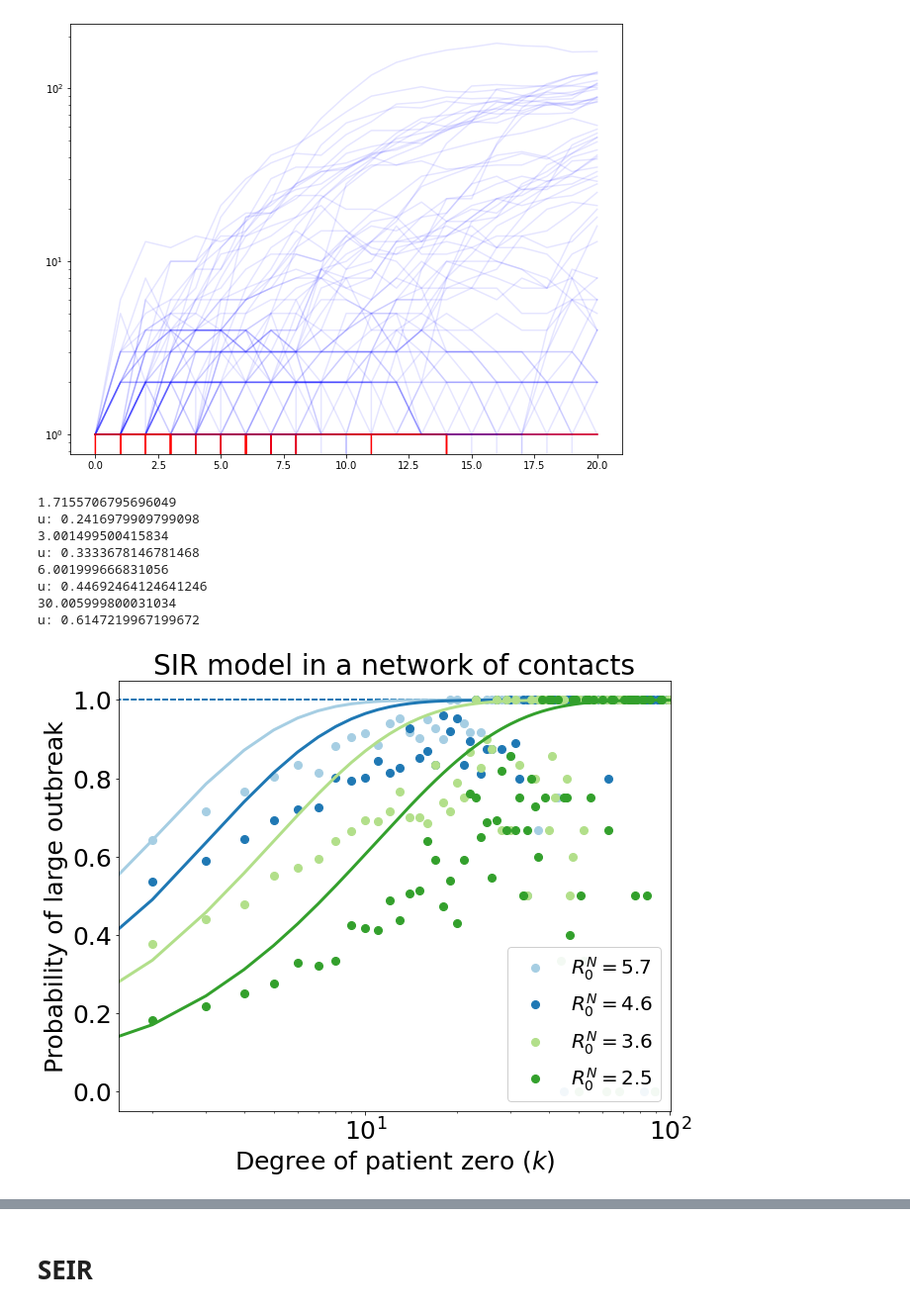
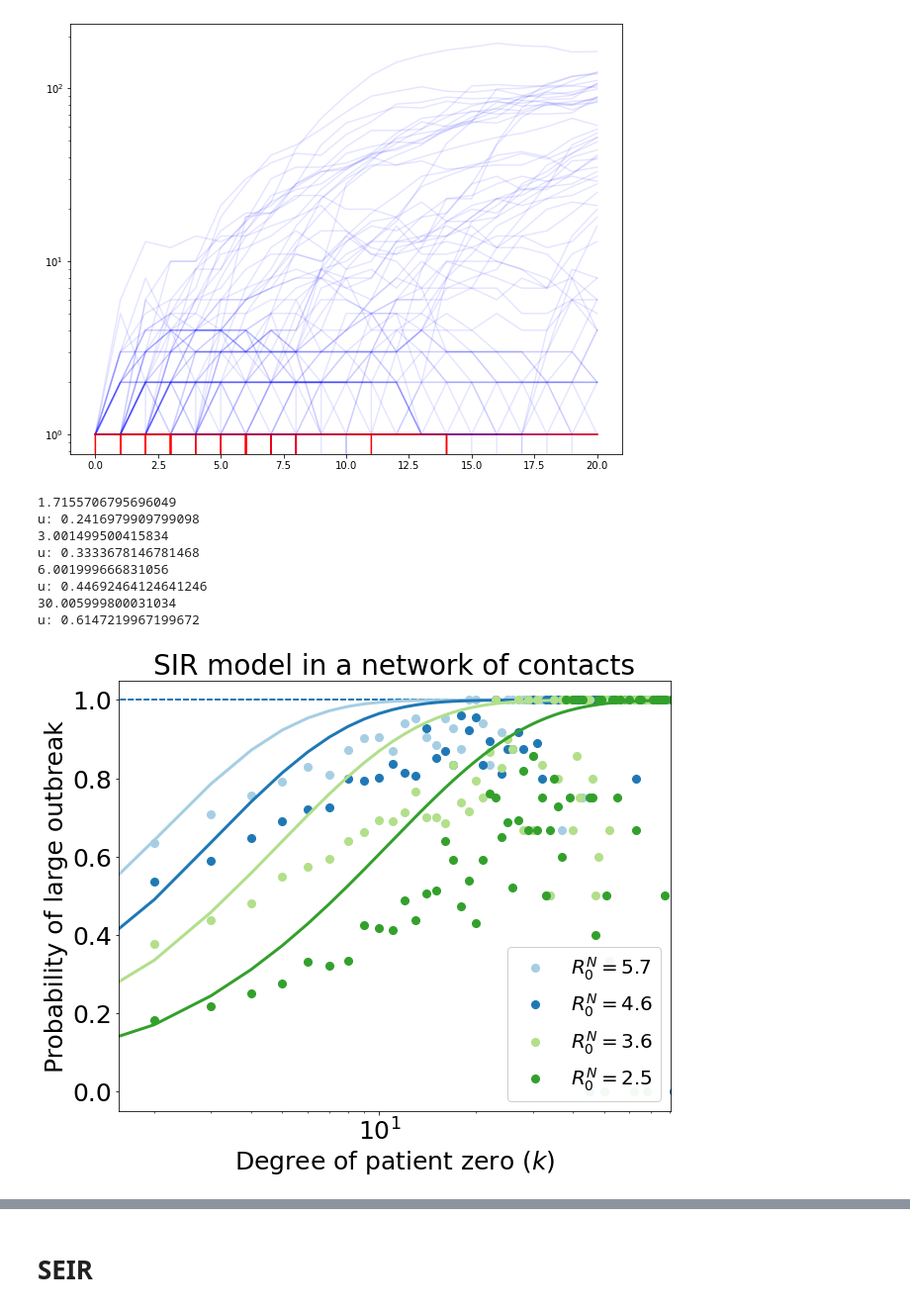
Before and after one commit to betoto008/Epidemiology_2020, a Jupyter notebook: Jupyter_Notebooks/2_Stochastic_Network.ipynb, the cells around one changed output, grey strips where cells are left out. Shown at 99% size. Cells and saved outputs as stored; diff of their text form; code cells hidden in the pictures.

```diff
--- a/Jupyter_Notebooks/2_Stochastic_Network.ipynb
+++ b/Jupyter_Notebooks/2_Stochastic_Network.ipynb
@@ -350,31 +326,0 @@ fig.savefig('../Figures/Stochastic/Networks/barabasi-albert/epi_prob_nmax_SEIR_n
-# %%
-R0s = np.linspace(1.02, 2.5, 500)
-ns = np.linspace(0, 20, 100)
-R0s_data = np.array([4.5, 3.0, 2.0, 1.2])
-betas = R0s_data*gamma
-R0s_data = np.sqrt(1-4*((sigma*gamma-sigma*betas)/(sigma+gamma)**2))
-ns_data = np.linspace(0, 19, 20)
-x, y = np.meshgrid(R0s, ns)
-z = 1-(1/(x)**2)**(y)
-fig, ax = plt.subplots(figsize = (10,8))
-cs = ax.contourf(x, y, z, levels = np.linspace(0,1,20), cmap = plt.cm.rainbow)
-cs2 = ax.contour(cs, levels=[0.5], colors='k', linestyles = 'dashed', linewidths = 4)
-for i in range(len(R0s_data)):
-    for j in range(len(ns_data)):
-        #print(int(100*prob_epi_ns[1:,:][i,j]))
-        #print(plt.cm.rainbow(np.linspace(0,1,200))[int(199*prob_epi_ns[1:,:][i,j])])
-        ax.scatter(R0s_data[i], ns_data[j]+2, color = plt.cm.rainbow(np.linspace(0,1,20))[int(19*prob_epi_ns[1:,:][i,j])], s = 200, edgecolors='k')
-ax.set_yticks(range(0,20,2))
-ax.set_xlim(1.02,1.9)
-ax.set_ylim(0, 9)
-ax.set_xlabel(r'$R_0$', fontsize = 25)
-ax.set_ylabel(r'$n$', fontsize = 25)
-ax.tick_params(labelsize = 25)
-cbar = fig.colorbar(cs, ticks=np.linspace(0,1,5))
-cbar.ax.set_yticks(np.arange(2))
-cbar.ax.set_ylabel('Probability of epidemic', fontsize = 25)
-#cbar.ax.set_yticklabels(np.linspace(0,1,5))
-cbar.ax.tick_params(labelsize = 25)
-cbar.add_lines(cs2)
-fig.savefig('../Figures/Stochastic/Networks/barabasi-albert/Epi_prob_n_SEIR_R0_p%.1f.pdf'%(p))
-fig.savefig('../Figures/Stochastic/Networks/barabasi-albert/Epi_prob_n_SEIR_R0_p%.1f.png'%(p))
@@ -424,7 +503,7 @@ if(p==1.0):
     betas = R0s*gamma
 
 u = np.linspace(0.00005,0.9,100000)
-prob_epi_ns = np.empty(20)
+prob_epi_ns = np.empty(80)
 #----Critical occupancy----
 T_c = meanDegree/(meanDegree2-meanDegree)
 #print('T_c:',T_c, '\n')
@@ -472,7 +551,7 @@ for beta, color, in zip(betas, colors_R):
     max_values = np.array([np.max(data_I[i,:]) for i in range(len(data_I[:,0]))])
 
     #data_ext = np.array([((data_I[i,-1]==0) & (max(data_I[i,:]) < 15)) for i in range(len(data_I[:,0]))])
-    data_ext = np.array([((data_I[i,-1]==0) and (max_values[i]<n_est)) for i in np.arange(len(data_I[:,0]))])
+    data_ext = np.array([((data_I[i,-1]==0) and (max_values[i]<20)) for i in np.arange(len(data_I[:,0]))])
     #data_ext = np.array([((np.max(data_I[i,:])<.5*n_est)) for i in range(len(data_I[:,0]))])
 
     degrees_epi, counts_epi = np.unique(data_stats[:,0][~data_ext], return_counts=True)
@@ -493,42 +572,44 @@ for beta, color, in zip(betas, colors_R):
             e_k_data = np.append(e_k_data, (n_epi)/n_total)
         else:
             degrees = degrees[~np.isin(degrees, d)]
-    prob_epi_ns = np.vstack((prob_epi_ns, e_k_data[:20]))
+    prob_epi_ns = np.vstack((prob_epi_ns, e_k_data[:80]))
     #----Plot e_k----
     ax.hlines(1,1,np.max(degrees)*1.1, linestyle = 'dashed')
     if(p==1.0):
         ax.plot(degrees, e_k_data, 'o', color = color, ms = 8, label = r'$R_0=%.1f$'%(R0))
         #ax.hlines(fixation_prob(1/N, s, N), 1, max_degree , color = color, linewidth = 3, alpha = 0.2)
         ax.hlines(1-(1/R0), 1, max_degree , color = color, linestyle = 'dashed', linewidth = 3)
     if(p==0.0):
         ax.plot(degrees, e_k_data, 'o', color = color, ms = 8, label = r'$R_0^N=%.1f$'%(R0))
         ax.plot(k, e_k, color = color, linewidth = 3)
     #for i in range(100):
     #    ax2.plot(data_I[i, :], color = plt.cm.rainbow(np.linspace(0,1,int(max_degree+1)))[int(data_stats[i,0])], alpha = .5)
 
 ax.set_xticks(np.array(np.arange(0,int(max_degree),4)))
 ax.set_xlabel(r'Degree of patient zero $(k)$', fontsize = 25)
 ax.set_ylabel(r'Probability of large outbreak', fontsize = 25)
 ax.tick_params(labelsize = 25)
-ax.set_xlim(1.55, 100.5)
+ax.set_xlim(1.55, 80.5)
 ax.set_ylim(-0.05, 1.05)
 ax.set_xscale('log')
 
 if(p==1.0):
     handles, labels = ax.get_legend_handles_labels()
     ax.legend(np.concatenate((lines_symbols,handles)), np.concatenate((labels_symbols,labels)) , fontsize = 20, loc = 4, framealpha=.95)
 if(p==0.0):
     ax.legend(fontsize = 20, loc = 4, framealpha=.95)
-#fig.savefig('../Figures/Stochastic/Networks/barabasi-albert/prob_epi_k_p%.1f.pdf'%(p))
+
+fig.savefig('../Figures/Stochastic/Networks/barabasi-albert/epi_prob_k_SIR_p%.1f.pdf'%(p))
+fig.savefig('../Figures/Stochastic/Networks/barabasi-albert/epi_prob_k_SIR_p%.1f.png'%(p))
 # %% [output]
 1.7155706795696049
 u: 0.2416979909799098
 3.001499500415834
 u: 0.3333678146781468
 6.001999666831056
 u: 0.44692464124641246
 30.005999800031034
 u: 0.6147219967199672
-[figure, old version]
+[figure, new version]
 # %%
 R0s = np.linspace(0.4, 6.3, 20)
```
Also changed, not shown: parts of 14 cells of this notebook, 41 other files.
